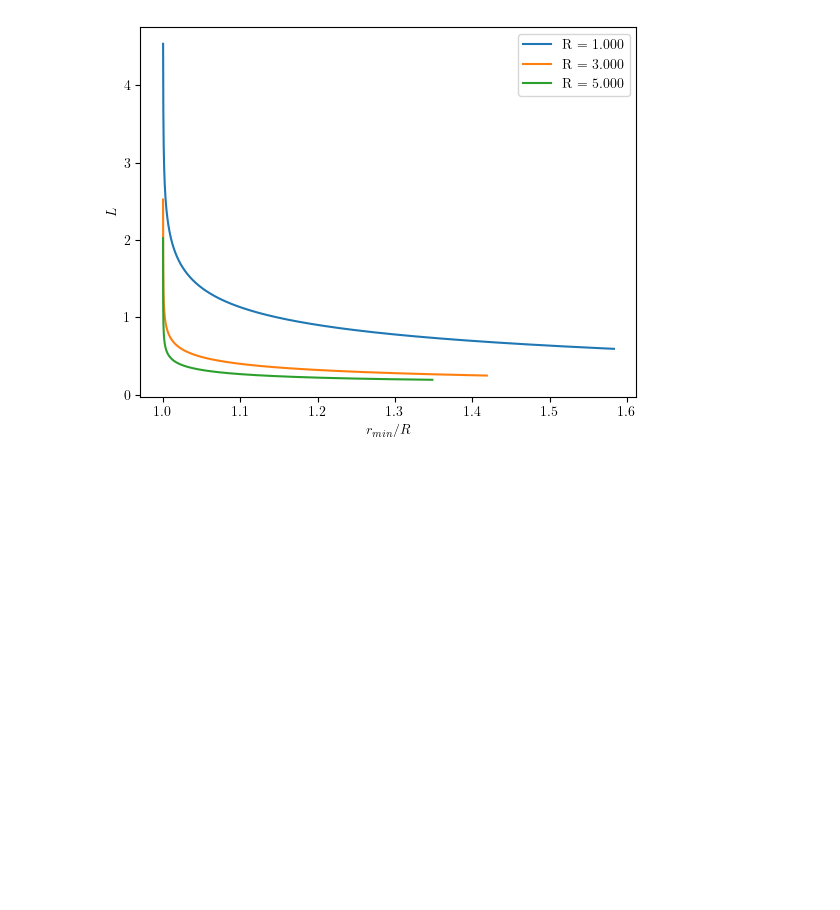
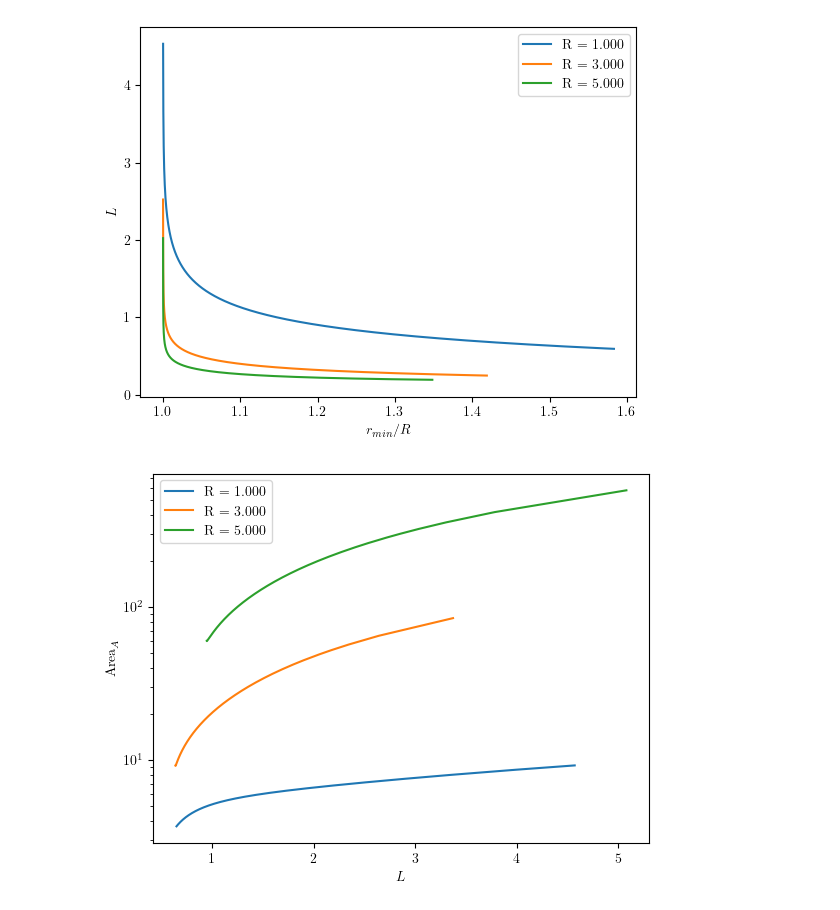
Before and after one commit to Bkorotko03/HoloProj, a Jupyter notebook: NCShock260226.ipynb, the cells around one changed output. Cells and saved outputs as stored; diff of their text form; code cells hidden in the pictures; blank space fills up the shorter version.

```diff
--- a/NCShock260226.ipynb
+++ b/NCShock260226.ipynb
@@ -450,3 +450,31 @@ def genAdjLvsrminPlot(Rmin,Rmax,Rnum,a=0.1,Rtyp='lin',rminmax=rmax):
 genAdjLvsrminPlot(1,5,3,0.1)
 # %% [output]
 [figure]
+# %%
+def genUnAreaPlot(Rmin,Rmax,Rnum,a=0.1,Rtyp='lin'):
+    if Rtyp == 'lin':
+        Rgrid = np.linspace(Rmin,Rmax,Rnum)
+    elif Rtyp == 'log':
+        Rgrid = np.logspace(np.log10(Rmin),np.log10(Rmax),Rnum)
+    else:
+        print('Invalid Rtyp, use lin or log')
+        return 0
+
+    for R in Rgrid:
+        rminarr = np.logspace(np.log10(R+eps),np.log10(rmax),num)
+        LvsrminArr = Lvsrmin(rminarr,R,a)
+        rminarr2 = rMinCutoff(rminarr,LvsrminArr)
+        LvsrminArr2 = Lvsrmin(rminarr2,R,a)
+        unArea = unAreaInt(rminarr2,R,a)
+        plt.plot(LvsrminArr2,unArea,label=f'R = {R:.3f}')
+
+    plt.xlabel(r'$L$')
+    plt.ylabel(r'Area$_{A}$')
+    # plt.semilogx()
+    plt.semilogy()
+    plt.legend()
+    plt.show()
+# %%
+genUnAreaPlot(1,5,3,0.3)
+# %% [output]
+[figure, added]
```
Also changed, not shown: parts of 4 cells of this notebook.
